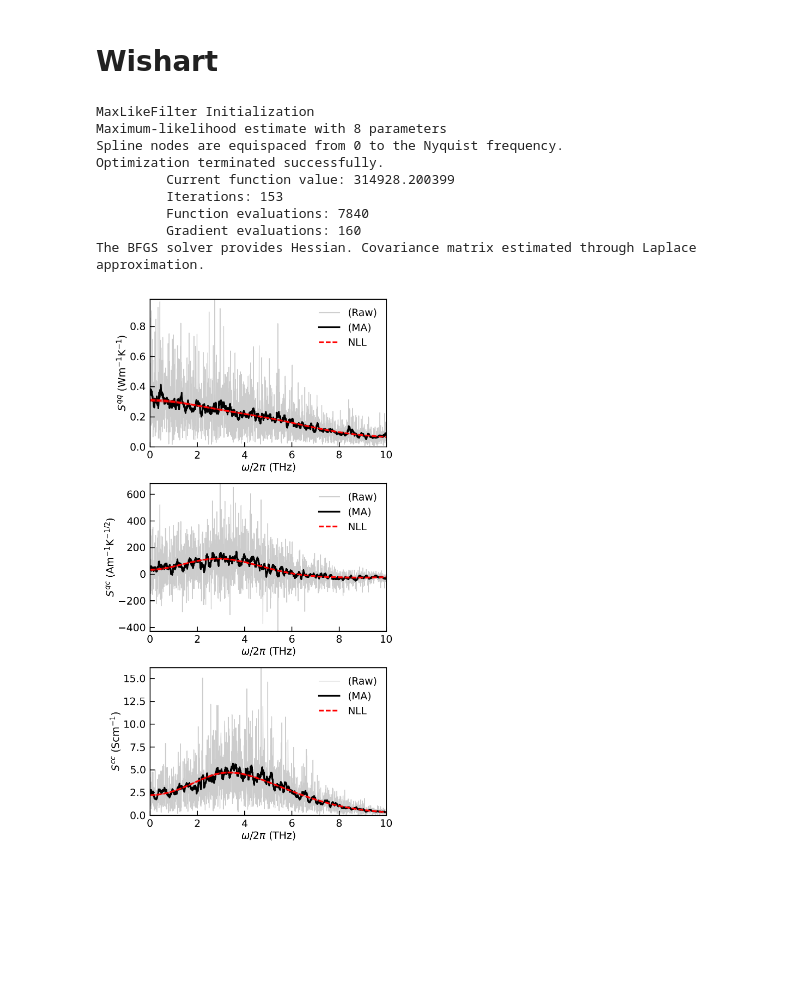
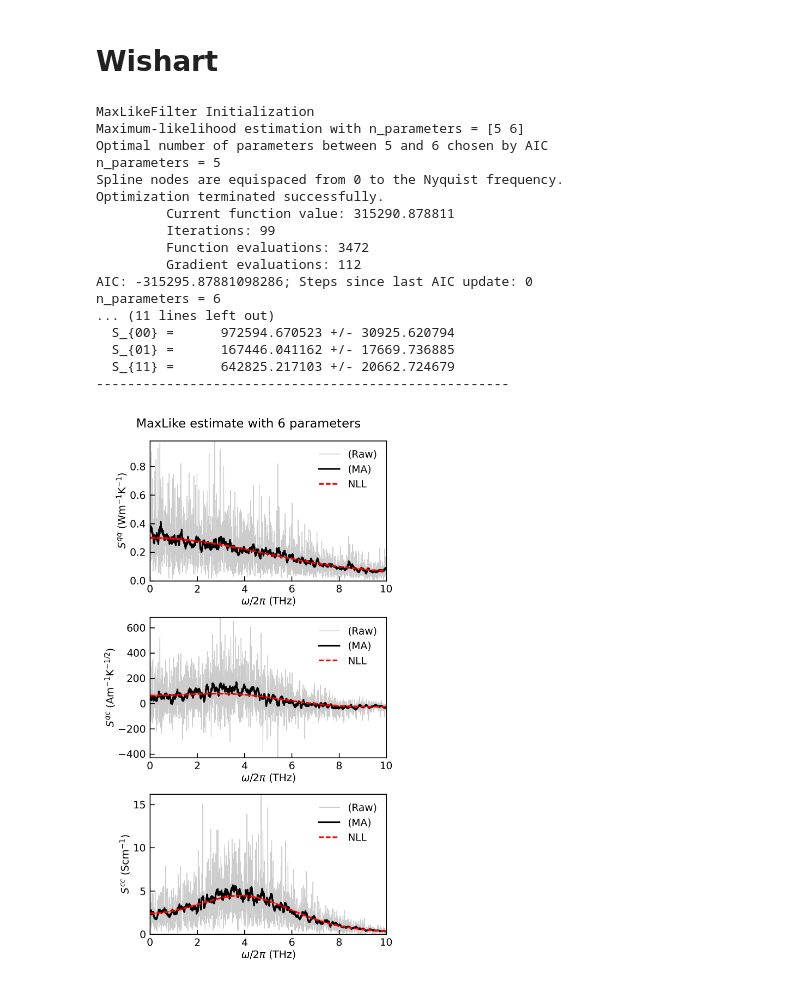
Before and after one commit to ppegolo/sportran, a Jupyter notebook: examples/07_example_negative_log_likelihood.ipynb, the cells around one changed output. Cells and saved outputs as stored; diff of their text form; code cells hidden in the pictures; blank space fills up the shorter version.

Commit message:
Move AIC related stuff to maxlike.py

```diff
--- a/examples/07_example_negative_log_likelihood.ipynb
+++ b/examples/07_example_negative_log_likelihood.ipynb
@@ -75,14 +94,14 @@ Using multicomponent code.
 # %%
 # to check the NLL estimate
 flux_c = st.ElectricCurrent(
-    dc['ele_flux'],
+    split_bl(dc['electric_flux']),
     DT_FS=1,
-    TEMPERATURE=dc['Temeprature'],
+    TEMPERATURE=dc['Temperature'],
     VOLUME=dc['Volume'],
     UNITS='metal'
     )
 flux_resample = flux_c.resample(fstar_THz=20)
-flux_resample.filter_psd(0.1)
+flux_resample.filter_psd(0.5)
 flux_resample.cepstral_analysis()
 # %% [output]
 Using single component code.
@@ -197,8 +194,7 @@ aic: 3344.352510426338 ; Steps since last aic update: 6
 # %%
 data_chisquare = flux_resample.psd
 estimate = flux_resample.NLL_mean
-estimate_p = flux_resample.NLL_upper
-estimate_m = flux_resample.NLL_lower
+estimate_std = flux_resample.NLL_std
 
 ip = 0
 addaxes = []
@@ -214,18 +210,22 @@ pl, = ax.plot(flux_resample.freqs_THz,
                 label = f'(Raw)',
         )
 
-ax.plot(flux_resample.freqs_THz,
-        flux_resample.fpsd*flux_resample.KAPPA_SCALE/2,
-        alpha = 1,
-        label = f'(MA)',
-        lw = 1.5,
-        color = pl.get_color()
-        )
+from sportran.md.tools.filter import runavefilter
+ax.plot(flux_resample.freqs_THz, runavefilter(flux_resample.psd, 50)*flux_resample.KAPPA_SCALE/2)
+ax.plot(flux_resample.freqs_THz, np.exp(runavefilter(np.log(flux_resample.psd), 50))*flux_resample.KAPPA_SCALE/2)
+
+# ax.plot(flux_resample.freqs_THz,
+#         flux_resample.fpsd*flux_resample.KAPPA_SCALE/2,
+#         alpha = 1,
+#         label = f'(MA)',
+#         lw = 1.5,
+#         color = pl.get_color()
+#         )
 
 ymin, ymax = ax.get_ylim()
 
-x, y = flux_resample.freqs_THz, estimate*flux_resample.KAPPA_SCALE/2 / np.sqrt(flux_resample.N_CURRENTS)
-ym, yp = estimate_m*flux_resample.KAPPA_SCALE/2 / np.sqrt(flux_resample.N_CURRENTS), estimate_p*flux_resample.KAPPA_SCALE/2 / np.sqrt(flux_resample.N_CURRENTS)
+x, y = flux_resample.freqs_THz, estimate*flux_resample.KAPPA_SCALE/2 / (np.sqrt(5)/3)
+y_std = estimate_std*flux_resample.KAPPA_SCALE/2
 ax.plot(x,
         y,
         color = 'k',
@@ -233,8 +233,8 @@ ax.plot(x,
         label = 'NLL',
         ls = '--')
 ax.fill_between(x,
-                ym,
-                yp,
+                y-y_std,
+                y+y_std,
                 color = 'k',
                 alpha = 0.5)
 
@@ -257,6 +257,7 @@ ax.set_xlabel('$\omega/2\pi$ (THz)')
 ax.set_ylabel('Diagonal coefficient')
 
 ax.legend()
+# ax.set_xlim(0,1)
 
 fig.tight_layout()
 # %% [output]
@@ -308,7 +321,8 @@ The BFGS solver provides Hessian. Covariance matrix estimated through Laplace ap
 # %%
 flux_resample.maxlike_estimate(
     lambda x, y: mini_model_w_real(x, y, 2),
-    8,
+    np.arange(5, 7),
+    # 5,
     solver = 'BFGS',
     minimize_kwargs = {
         'tol': 1e-8,
@@ -323,14 +337,22 @@ flux_resample.maxlike_estimate(
 )
 # %% [output]
 MaxLikeFilter Initialization
-Maximum-likelihood estimate with 8 parameters
+Maximum-likelihood estimation with n_parameters = [5 6]
+Optimal number of parameters between 5 and 6 chosen by AIC
+n_parameters = 5
 Spline nodes are equispaced from 0 to the Nyquist frequency.
 Optimization terminated successfully.
-         Current function value: 314928.200399
-         Iterations: 153
-         Function evaluations: 7840
-         Gradient evaluations: 160
-The BFGS solver provides Hessian. Covariance matrix estimated through Laplace approximation.
+         Current function value: 315290.878811
+         Iterations: 99
+         Function evaluations: 3472
+         Gradient evaluations: 112
+AIC: -315295.87881098286; Steps since last AIC update: 0
+n_parameters = 6
+... (11 lines left out)
+  S_{00} =      972594.670523 +/- 30925.620794
+  S_{01} =      167446.041162 +/- 17669.736885
+  S_{11} =      642825.217103 +/- 20662.724679
+-----------------------------------------------------
 # %%
 import ase
 def scale_jc(units='metal'):
@@ -422,34 +444,35 @@ for ax, i, j in zip(axes, *np.triu_indices(2)):
         ax.plot(
                 x,
                 y,
                 color = 'r',
                 lw = 1.5,
                 label = 'NLL',
                 ls = '--',
                 zorder = 2,
                 )
 
         ax.fill_between(
                 x,
                 ym,
                 yp,
                 color = 'r',
                 alpha = 0.5,
                 zorder = 2,
                 )
 
         ax.set_xlim(0,10)
         ax.set_ylim(0 if i == j else None)
 
         ax.set_xlabel('$\omega/2\pi$ (THz)')
         symb = f"{quantity[i]}{quantity[j]}"
         ax.set_ylabel(f'$S^{{{symb}}}$ ({unit_symbol[i,j]})')
 
         ax.legend()
 
+fig.suptitle(f"MaxLike estimate with {flux_resample.maxlike.n_parameters} parameters")
 fig.tight_layout()
 # %% [output]
-[figure, old version]
+[figure, new version]
 # %%
 fig, ax = plt.subplots()
 
```
Also changed, not shown: parts of 18 cells of this notebook, 3 other files.
